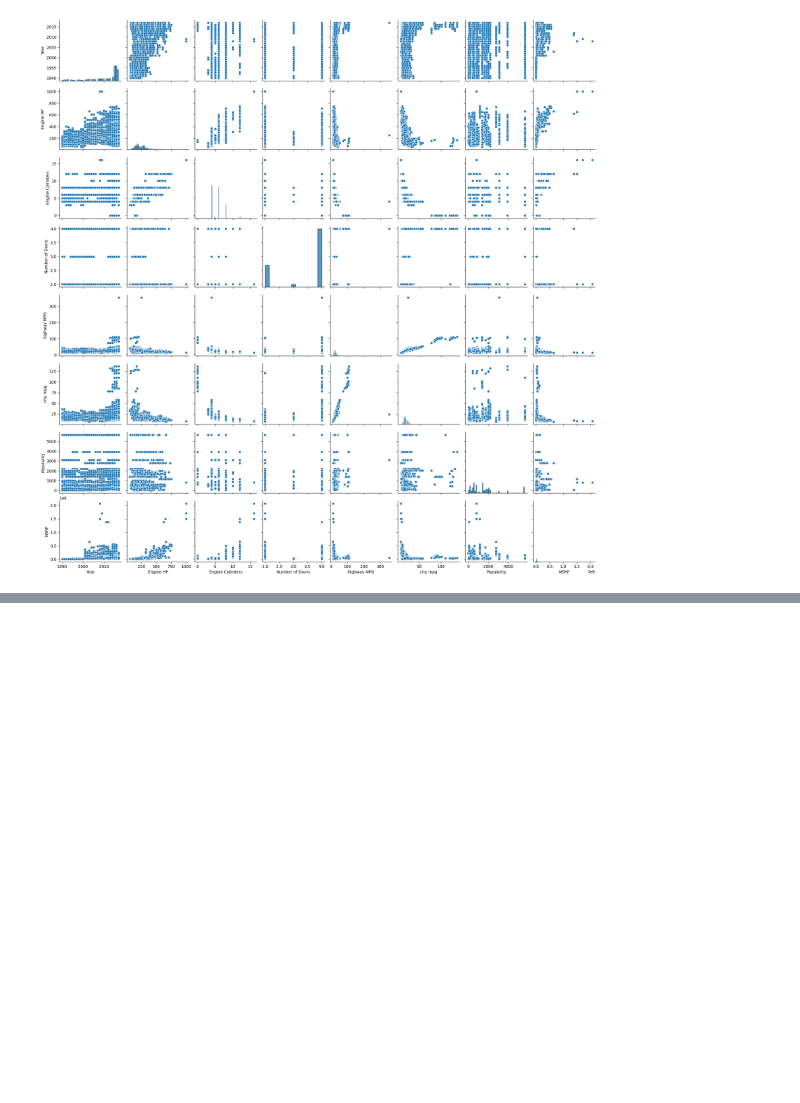
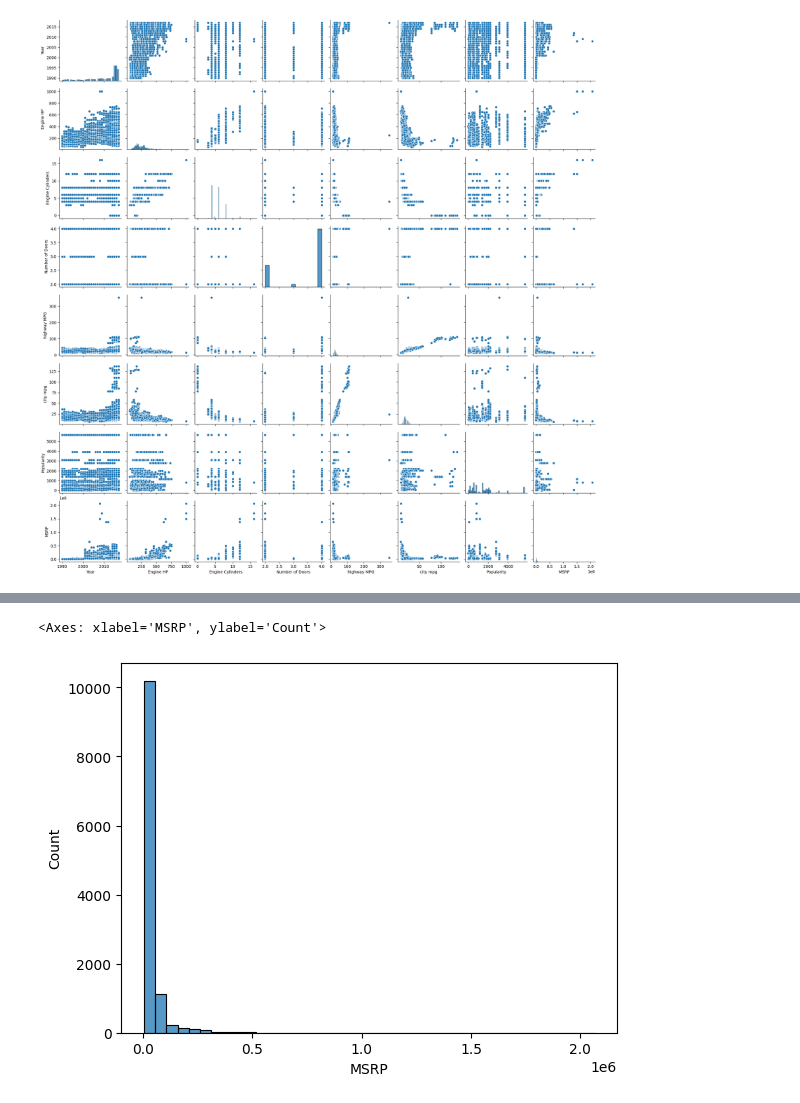
Before and after one commit to Naturalenemy07/CS543_ML, a Jupyter notebook: vscode/homework/MLB_2.ipynb, the cells around one changed output, grey strips where cells are left out. Saved outputs shown, nothing was run; the diff lists cells and outputs as text; code cells hidden in the pictures; blank space fills up the shorter version.

```diff
--- a/vscode/homework/MLB_2.ipynb
+++ b/vscode/homework/MLB_2.ipynb
@@ -39,3 +70,8 @@ cardata.corr()
 | city mpg | 0.198171 | -0.439371 | -0.600776 | 0.120881 | 0.886829 | 1.000000 | -0.003217 | -0.157676 |
 | Popularity | 0.073049 | 0.037501 | 0.041145 | -0.048272 | -0.020991 | -0.003217 | 1.000000 | -0.048476 |
 | MSRP | 0.227590 | 0.662008 | 0.531312 | -0.126635 | -0.160043 | -0.157676 | -0.048476 | 1.000000 |
+# %%
+sns.histplot(cardata.MSRP, bins=40)
+# %% [output]
+<Axes: xlabel='MSRP', ylabel='Count'>
+[figure, added]
```
Also changed, not shown: parts of 3 cells of this notebook.
